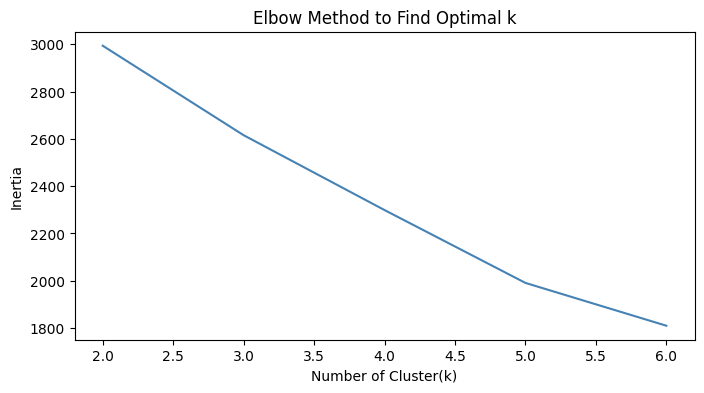
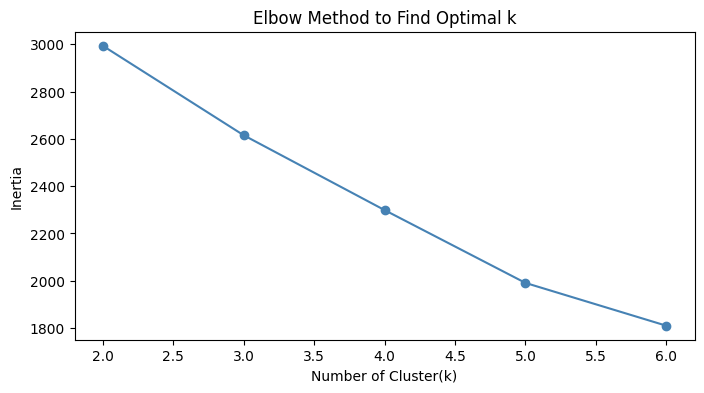
Unified diff of the notebook cell whose output changed from the first chart to the second:
--- before
+++ after
@@ -9,5 +9,5 @@
 
 plt.figure(figsize = (8, 4))
-plt.plot(k_range, elbow_inertia, color = 'steelblue')
+plt.plot(k_range, elbow_inertia, marker='o', color = 'steelblue')
 plt.xlabel("Number of Cluster(k)")
 plt.ylabel("Inertia")

Commit: modified elbow plot